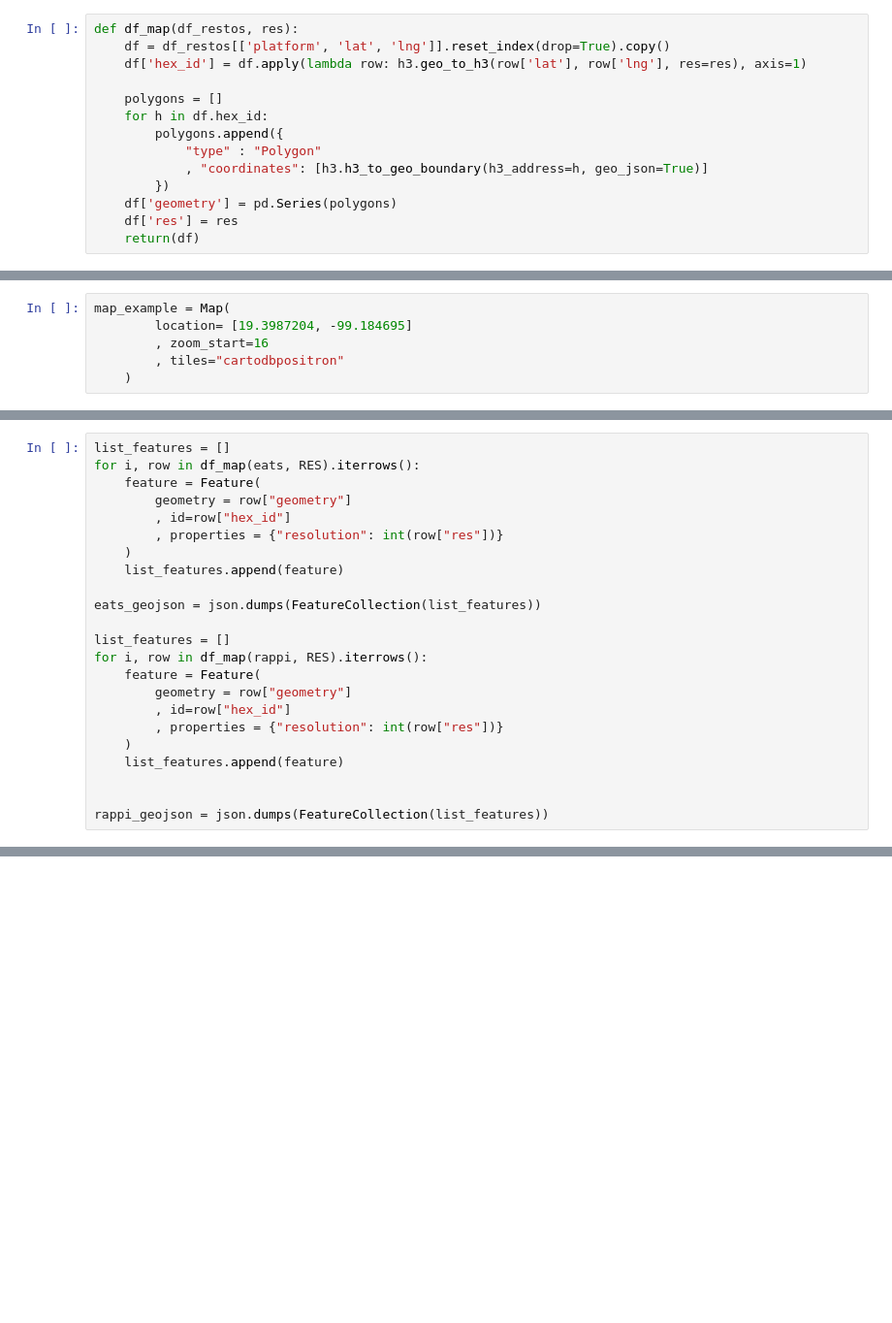
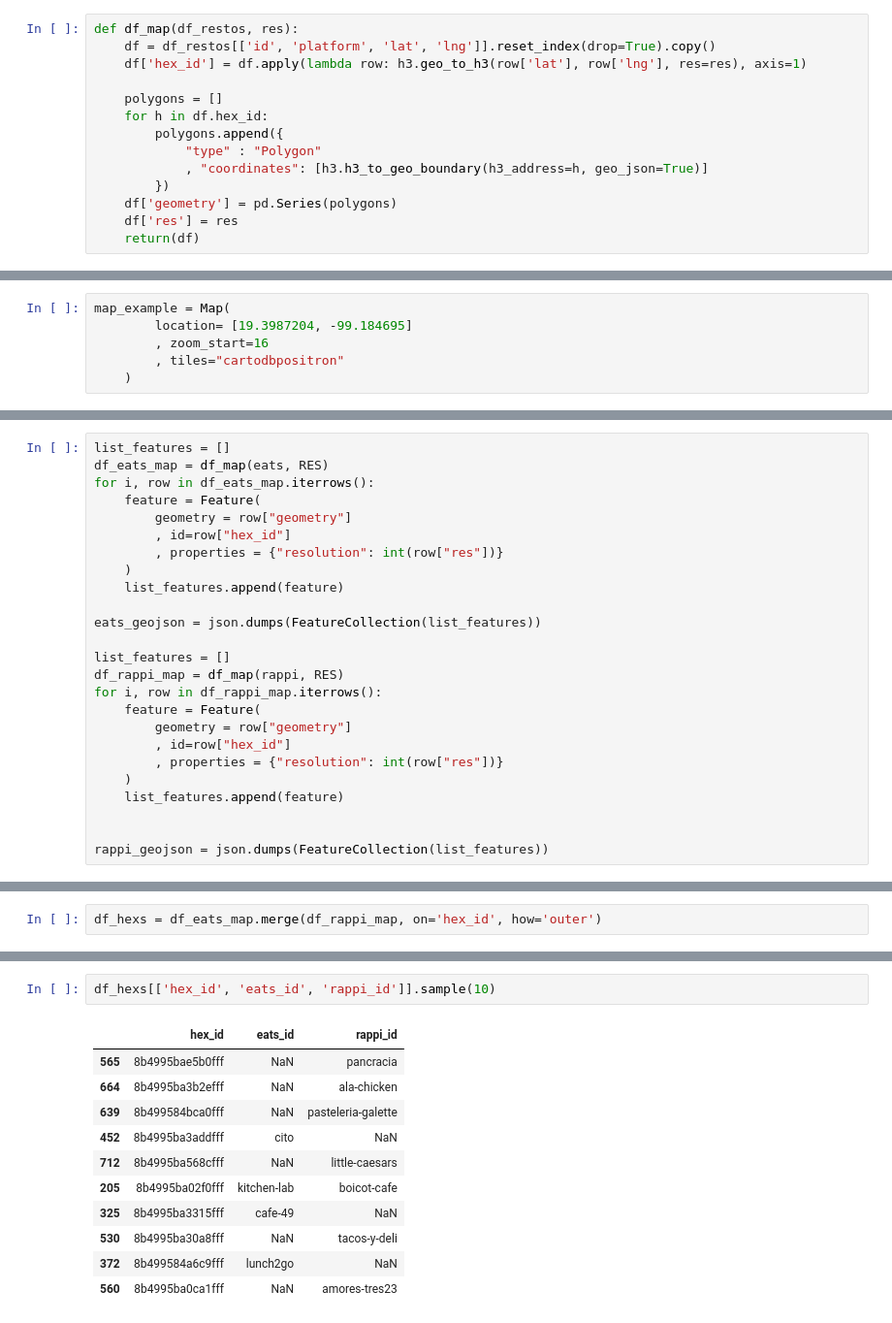
Before and after one commit to carian2996/restaurants-around, a Jupyter notebook: notebooks/deduplicate.ipynb, the cells around one changed output, grey strips where cells are left out. Shown at 97% size. Saved outputs shown, nothing was run; the diff lists cells and outputs as text; blank space fills up the shorter version.

```diff
--- a/notebooks/deduplicate.ipynb
+++ b/notebooks/deduplicate.ipynb
@@ -15,7 +22,7 @@ rappi.head(3)
 RES = 11
 # %%
 def df_map(df_restos, res):
-    df = df_restos[['platform', 'lat', 'lng']].reset_index(drop=True).copy()
+    df = df_restos[['id', 'platform', 'lat', 'lng']].reset_index(drop=True).copy()
     df['hex_id'] = df.apply(lambda row: h3.geo_to_h3(row['lat'], row['lng'], res=res), axis=1)
 
     polygons = []
@@ -53,6 +72,7 @@ ck_geojson = json.dumps(FeatureCollection([ck_feature]))
 # %%
 list_features = []
-for i, row in df_map(eats, RES).iterrows():
+df_eats_map = df_map(eats, RES)
+for i, row in df_eats_map.iterrows():
     feature = Feature(
         geometry = row["geometry"]
         , id=row["hex_id"]
@@ -63,7 +83,8 @@ for i, row in df_map(eats, RES).iterrows():
 eats_geojson = json.dumps(FeatureCollection(list_features))
 
 list_features = []
-for i, row in df_map(rappi, RES).iterrows():
+df_rappi_map = df_map(rappi, RES)
+for i, row in df_rappi_map.iterrows():
     feature = Feature(
         geometry = row["geometry"]
         , id=row["hex_id"]
@@ -108,3 +129,5 @@ GeoJson(
 map_example
 # %% [output]
 [interactive output not drawn]
+# %%
+df_hexs = df_eats_map.merge(df_rappi_map, on='hex_id', how='outer')
@@ -110,0 +149,14 @@ map_example
+# %%
+df_hexs[['hex_id', 'eats_id', 'rappi_id']].sample(10)
+# %% [output]
+|  | hex_id | eats_id | rappi_id |
+| 565 | 8b4995bae5b0fff | NaN | pancracia |
+| 664 | 8b4995ba3b2efff | NaN | ala-chicken |
+| 639 | 8b499584bca0fff | NaN | pasteleria-galette |
+| 452 | 8b4995ba3addfff | cito | NaN |
+| 712 | 8b4995ba568cfff | NaN | little-caesars |
+| 205 | 8b4995ba02f0fff | kitchen-lab | boicot-cafe |
+| 325 | 8b4995ba3315fff | cafe-49 | NaN |
+| 530 | 8b4995ba30a8fff | NaN | tacos-y-deli |
+| 372 | 8b499584a6c9fff | lunch2go | NaN |
+| 560 | 8b4995ba0ca1fff | NaN | amores-tres23 |
```
Also changed, not shown: parts of 25 cells of this notebook, 1 other file.
